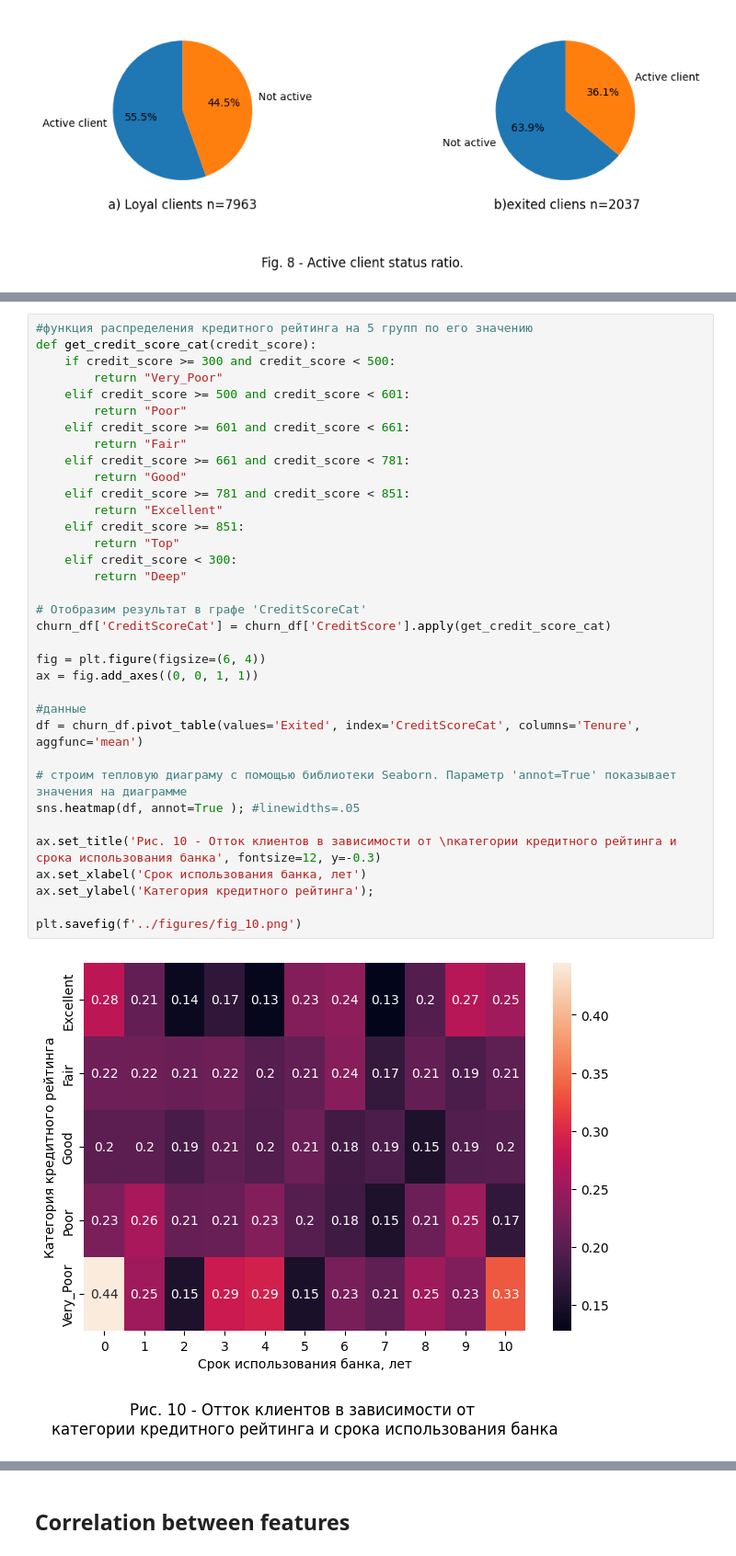
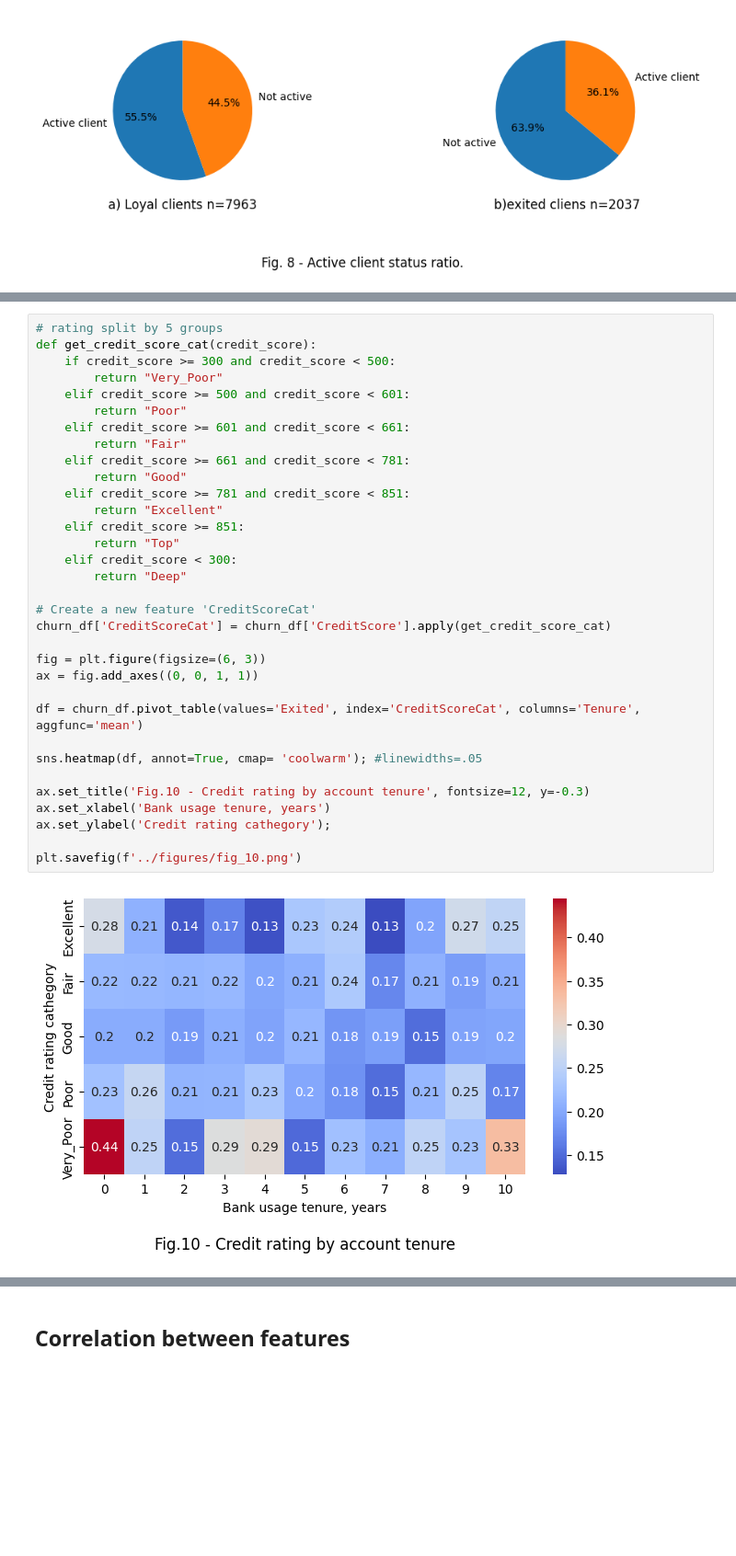
Before and after one commit to Alex1iv/Bank_customers_outflow, a Jupyter notebook: notebooks/Bank_clients_en.ipynb, the cells around one changed output, grey strips where cells are left out. Shown at 92% size. Drawn from its saved outputs; the diff is of its cells as text; blank space fills up the shorter version.

Commit message:
upd figures

```diff
--- a/notebooks/Bank_clients_en.ipynb
+++ b/notebooks/Bank_clients_en.ipynb
@@ -330,37 +340,35 @@ fig.write_image('../figures/fig_9.png', engine="kaleido")
 # %%
-#функция распределения кредитного рейтинга на 5 групп по его значению
+# rating split by 5 groups
 def get_credit_score_cat(credit_score):
     if credit_score >= 300 and credit_score < 500:
         return "Very_Poor"
     elif credit_score >= 500 and credit_score < 601:
         return "Poor"
     elif credit_score >= 601 and credit_score < 661:
         return "Fair"
     elif credit_score >= 661 and credit_score < 781:
         return "Good"
     elif credit_score >= 781 and credit_score < 851:
         return "Excellent"
     elif credit_score >= 851:
         return "Top"
     elif credit_score < 300:
         return "Deep"
 
-# Отобразим результат в графе 'CreditScoreCat'
+# Create a new feature 'CreditScoreCat'
 churn_df['CreditScoreCat'] = churn_df['CreditScore'].apply(get_credit_score_cat)
 
-fig = plt.figure(figsize=(6, 4))
+fig = plt.figure(figsize=(6, 3))
 ax = fig.add_axes((0, 0, 1, 1))
 
-#данные
 df = churn_df.pivot_table(values='Exited', index='CreditScoreCat', columns='Tenure', aggfunc='mean')
 
-# строим тепловую диаграму с помощью библиотеки Seaborn. Параметр 'annot=True' показывает значения на диаграмме
-sns.heatmap(df, annot=True ); #linewidths=.05
+sns.heatmap(df, annot=True, cmap= 'coolwarm'); #linewidths=.05
 
-ax.set_title('Рис. 10 - Отток клиентов в зависимости от \nкатегории кредитного рейтинга и срока использования банка', fontsize=12, y=-0.3)
-ax.set_xlabel('Срок использования банка, лет')
-ax.set_ylabel('Категория кредитного рейтинга');
+ax.set_title('Fig.10 - Credit rating by account tenure', fontsize=12, y=-0.3)
+ax.set_xlabel('Bank usage tenure, years')
+ax.set_ylabel('Credit rating cathegory');
 
 plt.savefig(f'../figures/fig_10.png')
 # %% [output]
-[figure, old version]
+[figure, new version]
```
Also changed, not shown: parts of 43 cells of this notebook, 6 other files.
